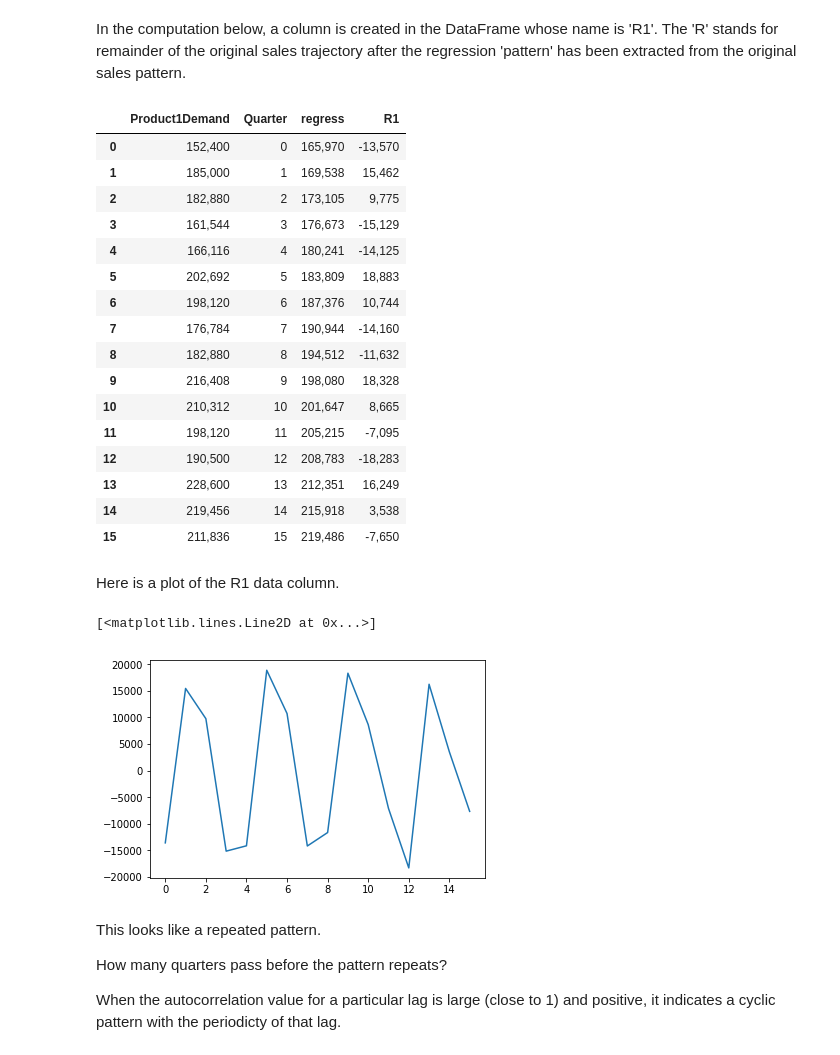
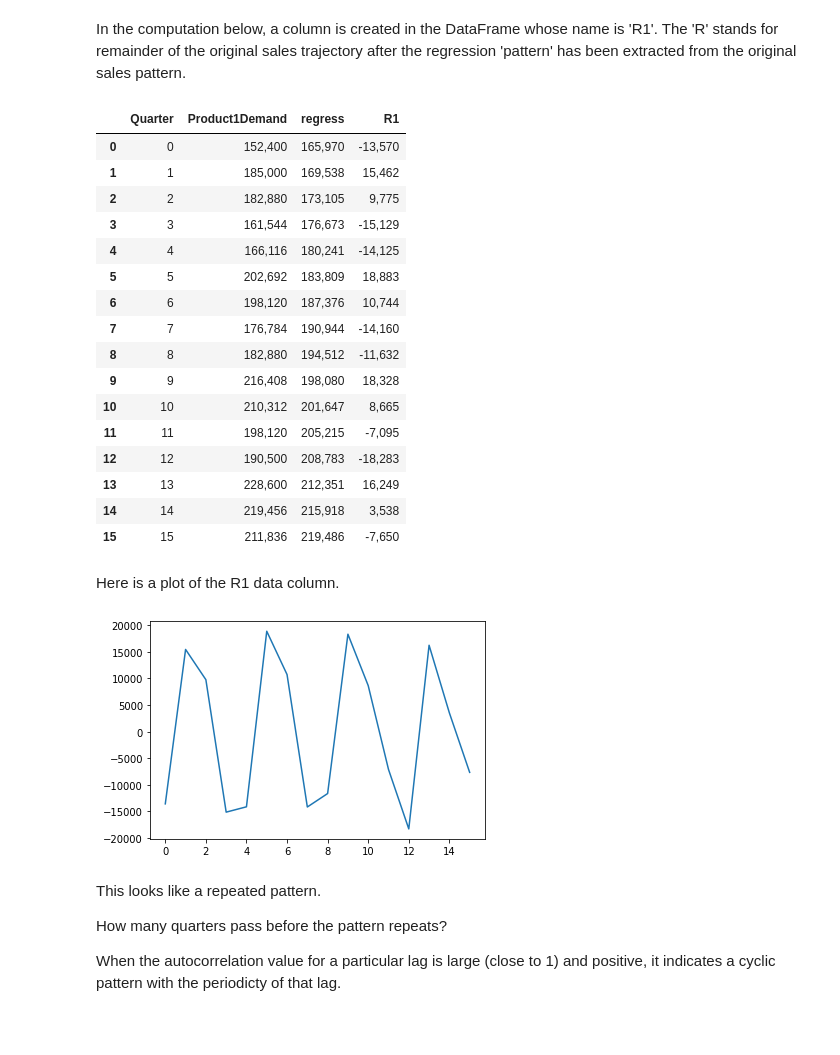
Before and after one commit to jrb28/time_series_analysis, a Jupyter notebook: TSAnalyze1.ipynb, the cells around one changed output. Saved outputs shown, nothing was run; the diff lists cells and outputs as text; code cells hidden in the pictures; blank space fills up the shorter version.

```diff
--- a/TSAnalyze1.ipynb
+++ b/TSAnalyze1.ipynb
@@ -43,0 +39,3 @@ df
+# %%
+df1['Quarter'] = df1.index
+df1
@@ -70,7 +86,7 @@ We can easily get $L$and $T$ from a linear regression analysis.  We will use a n
 # %%
 from scipy import stats
 
-slope, intercept, r_value, p_value, std_err = stats.linregress(df.index,df['Product1Demand'])
+slope, intercept, r_value, p_value, std_err = stats.linregress(df1.index,df1['Product1Demand'])
 print('intercept =', intercept, '    slope =', slope, '     p_value = ',p_value)
 # %% [output]
 intercept = 165969.76470588235     slope = 3567.764705882353      p_value =  0.0004266677252921289
@@ -78,10 +94,10 @@ intercept = 165969.76470588235     slope = 3567.764705882353      p_value =  0.0
 Now we need to 'remove' the trend and the level from the original demand pattern to see what pattern remains for use to describe seasonality.  We use the DataFrame.apply() method from pandas for this task.
 # %%
 def create_regress_col(row, intercept, slope):
-    return float(intercept) + float(row[1]) * slope
+    return float(intercept) + float(row.Quarter) * slope
 
-df['regress'] = df.apply(create_regress_col,args = (intercept,slope),axis = "columns")
-df.style.format({
+df1['regress'] = df1.apply(create_regress_col,args = (intercept,slope),axis = "columns")
+df1.style.format({
     'Product1Demand': '{:,.0f}'.format,
     'regress': '{:,.0f}'.format
 })
@@ -114,37 +135,37 @@ NameError: name 'plt' is not defined
 # %% [markdown]
 In the computation below, a column is created in the DataFrame whose name is 'R1'.  The 'R' stands for remainder of the original sales trajectory after the regression 'pattern' has been extracted from the original sales pattern.
 # %%
-df['R1'] = df['Product1Demand'] - df['regress']
-df.style.format({
+df1['R1'] = df1.Product1Demand - df1.regress
+df1.style.format({
     'Product1Demand': '{:,.0f}'.format,
     'regress': '{:,.0f}'.format,
     'R1': '{:,.0f}'.format
 })
 # %% [output]
-|  | Product1Demand | Quarter | regress | R1 |
-| 0 | 152,400 | 0 | 165,970 | -13,570 |
-| 1 | 185,000 | 1 | 169,538 | 15,462 |
-| 2 | 182,880 | 2 | 173,105 | 9,775 |
-| 3 | 161,544 | 3 | 176,673 | -15,129 |
-| 4 | 166,116 | 4 | 180,241 | -14,125 |
-| 5 | 202,692 | 5 | 183,809 | 18,883 |
-| 6 | 198,120 | 6 | 187,376 | 10,744 |
-| 7 | 176,784 | 7 | 190,944 | -14,160 |
-| 8 | 182,880 | 8 | 194,512 | -11,632 |
-| 9 | 216,408 | 9 | 198,080 | 18,328 |
-| 10 | 210,312 | 10 | 201,647 | 8,665 |
-| 11 | 198,120 | 11 | 205,215 | -7,095 |
-| 12 | 190,500 | 12 | 208,783 | -18,283 |
-| 13 | 228,600 | 13 | 212,351 | 16,249 |
-| 14 | 219,456 | 14 | 215,918 | 3,538 |
-| 15 | 211,836 | 15 | 219,486 | -7,650 |
+|  | Quarter | Product1Demand | regress | R1 |
+| 0 | 0 | 152,400 | 165,970 | -13,570 |
+| 1 | 1 | 185,000 | 169,538 | 15,462 |
+| 2 | 2 | 182,880 | 173,105 | 9,775 |
+| 3 | 3 | 161,544 | 176,673 | -15,129 |
+| 4 | 4 | 166,116 | 180,241 | -14,125 |
+| 5 | 5 | 202,692 | 183,809 | 18,883 |
+| 6 | 6 | 198,120 | 187,376 | 10,744 |
+| 7 | 7 | 176,784 | 190,944 | -14,160 |
+| 8 | 8 | 182,880 | 194,512 | -11,632 |
+| 9 | 9 | 216,408 | 198,080 | 18,328 |
+| 10 | 10 | 210,312 | 201,647 | 8,665 |
+| 11 | 11 | 198,120 | 205,215 | -7,095 |
+| 12 | 12 | 190,500 | 208,783 | -18,283 |
+| 13 | 13 | 228,600 | 212,351 | 16,249 |
+| 14 | 14 | 219,456 | 215,918 | 3,538 |
+| 15 | 15 | 211,836 | 219,486 | -7,650 |
 # %% [markdown]
 Here is a plot of the R1 data column.
 # %%
-plt.plot(df.index,df.R1)
+plt.plot(df1.index,df1.R1)
+plt.show()
 # %% [output]
-[<matplotlib.lines.Line2D at 0x...>]
-[figure, old version]
+[figure, new version]
 # %% [markdown]
 This looks like a repeated pattern.
 
```
Also changed, not shown: parts of 19 cells of this notebook.
